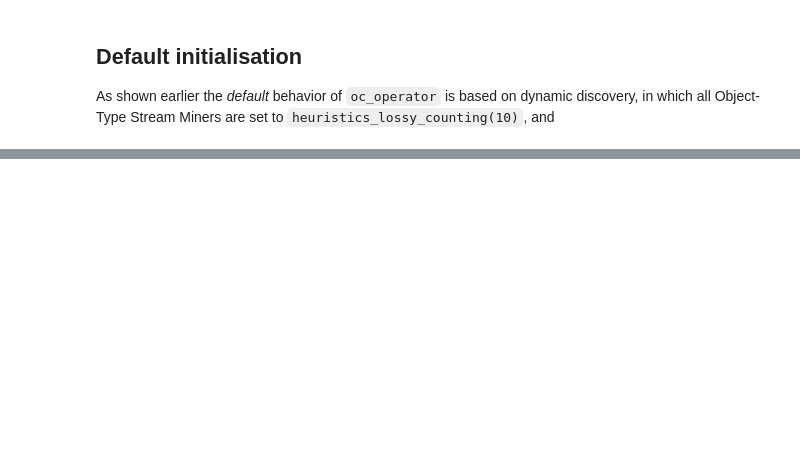
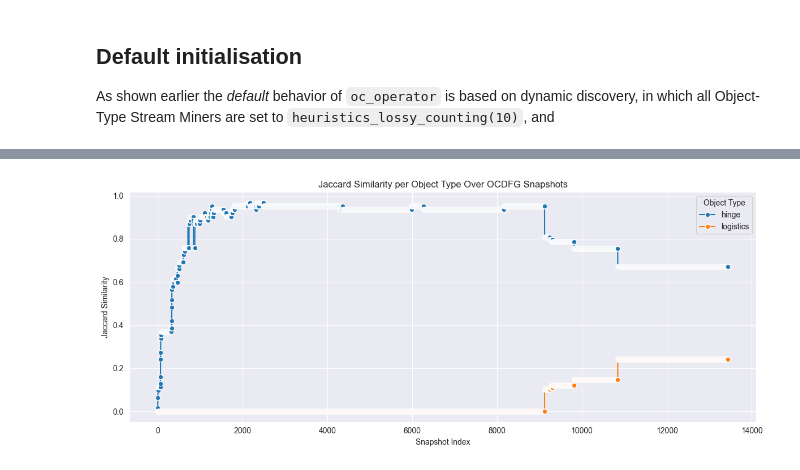
Before and after one commit to beamline/pybeamline, a Jupyter notebook: ipynbs/MVP3Testing/testing_ocdfg.ipynb, the cells around one changed output, grey strips where cells are left out. Saved outputs shown, nothing was run; the diff lists cells and outputs as text; code cells hidden in the pictures; blank space fills up the shorter version.

```diff
--- a/ipynbs/MVP3Testing/testing_ocdfg.ipynb
+++ b/ipynbs/MVP3Testing/testing_ocdfg.ipynb
@@ -285,0 +313,58 @@ plt.show()
+# %%
+log_path2 = '../../tests/socel2_hinge.xml'
+source = ocel_log_source_from_file(log_path)
+source2 = ocel_log_source_from_file(log_path2)
+
+# Process new log
+# Load the OCEL log
+# Do OCDFG static
+oc_event_log = read_ocel2_log(log_path2)
+ocdfg_hinge = ocdfg_discovery.apply(oc_event_log)
+ocdfg_edges_hinges_pm4py = conform_ocdfg(ocdfg_hinge)
+
+
+# Concatenate the two sources
+from reactivex import concat
+from reactivex import operators as ops
+new_source = concat(source2,source)
+
+
+emitted_ocdfgs = []
+new_source.pipe(
+    oc_operator(frequency_threshold=0.02),
+    oc_merge_operator()
+).subscribe(lambda x: emitted_ocdfgs.append(x["ocdfg"]))
+
+# Conform to set-based ocdfg
+emitted_ocdfgs_edge_set = [ conform_emit_ocdfg(ocdfg) for ocdfg in emitted_ocdfgs]
+
+jacc_similarities = []
+for i, ocdfg_edge_set in enumerate(emitted_ocdfgs_edge_set, start=1):
+    similarity_hinge = jaccard_similarity(ocdfg_edge_set, ocdfg_edges_hinges_pm4py)
+    similarity_logistics = jaccard_similarity(ocdfg_edge_set, ocdfg_edges_pm4py)
+    jacc_similarities.append({
+        "snapshot": len(jacc_similarities) + 1,
+        "hinge": similarity_hinge,
+        "logistics": similarity_logistics
+    })
+
+
+df_long = pd.DataFrame([
+    {"Snapshot": sim["snapshot"], "Object Type": "hinge", "Jaccard Similarity": sim["hinge"]}
+    for sim in jacc_similarities
+] + [
+    {"Snapshot": sim["snapshot"], "Object Type": "logistics", "Jaccard Similarity": sim["logistics"]}
+    for sim in jacc_similarities
+])
+
+
+plt.figure(figsize=(12, 5))
+sns.lineplot(data=df_long, x="Snapshot", y="Jaccard Similarity", hue="Object Type", marker="o")
+plt.title("Jaccard Similarity per Object Type Over OCDFG Snapshots")
+plt.xlabel("Snapshot Index")
+plt.ylabel("Jaccard Similarity")
+plt.grid(True)
+plt.tight_layout()
+plt.show()
+# %% [output]
+[figure, added]
```
Also changed, not shown: parts of 6 cells of this notebook, 5 other files.
